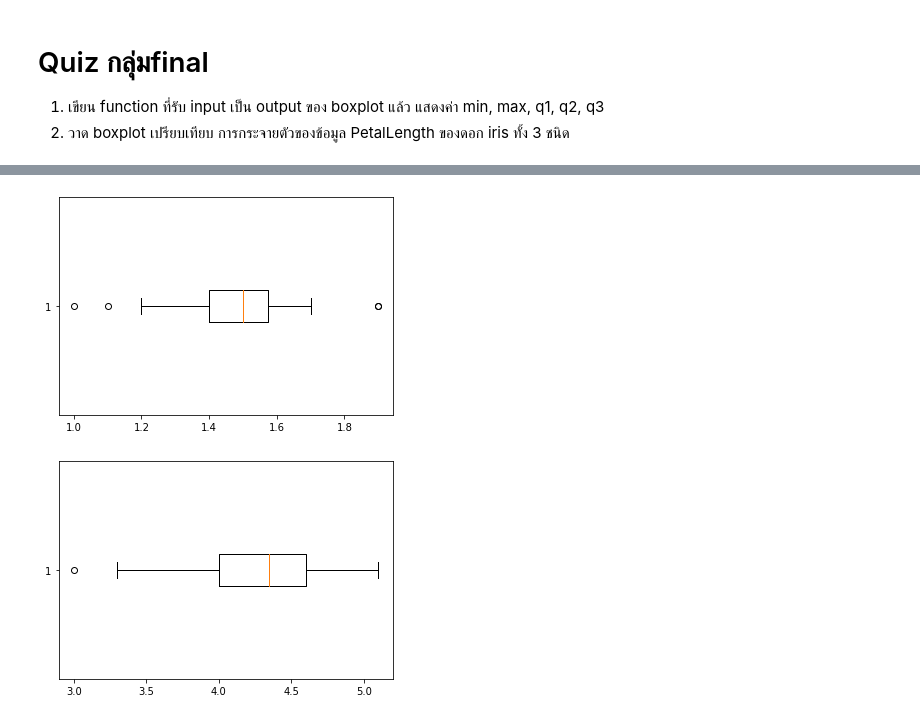
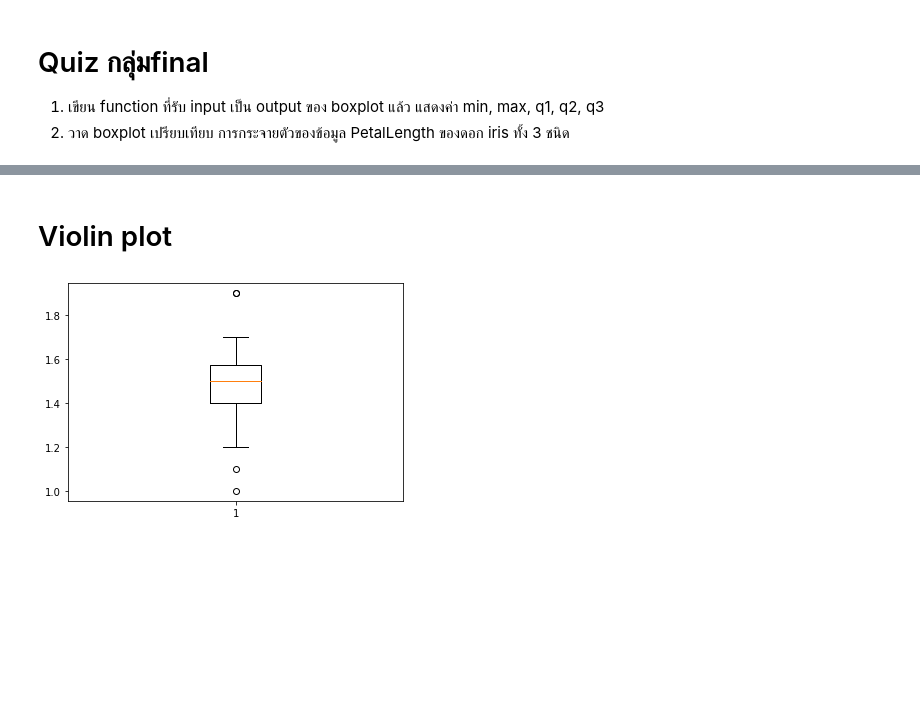
Before and after one commit to Khamsaen2489/data_viz_2022, a Jupyter notebook: DataViz02_Data_Distribution_.ipynb, the cells around one changed output, grey strips where cells are left out. Saved outputs shown, nothing was run; the diff lists cells and outputs as text; code cells hidden in the pictures; blank space fills up the shorter version.

Commit message:
เฉลย quiz และ violin plot

```diff
--- a/DataViz02_Data_Distribution_.ipynb
+++ b/DataViz02_Data_Distribution_.ipynb
@@ -313,8 +347,6 @@ max = 7.9
+# %% [markdown]
+# Violin plot
 # %%
-setosa = plt.boxplot(df['PetalLength'][0:50],vert=False); # setosaเอามารับค่าboxpot
+bb = plt.boxplot(df['PetalLength'][:50])
 # %% [output]
-[figure, old version]
+[figure, new version]
-# %%
-versicolor = plt.boxplot(df['PetalLength'][50:100],vert=False); # versicolorเอามารับค่าboxpot
-# %% [output]
-[figure, removed]
```
Also changed, not shown: parts of 19 cells of this notebook.
